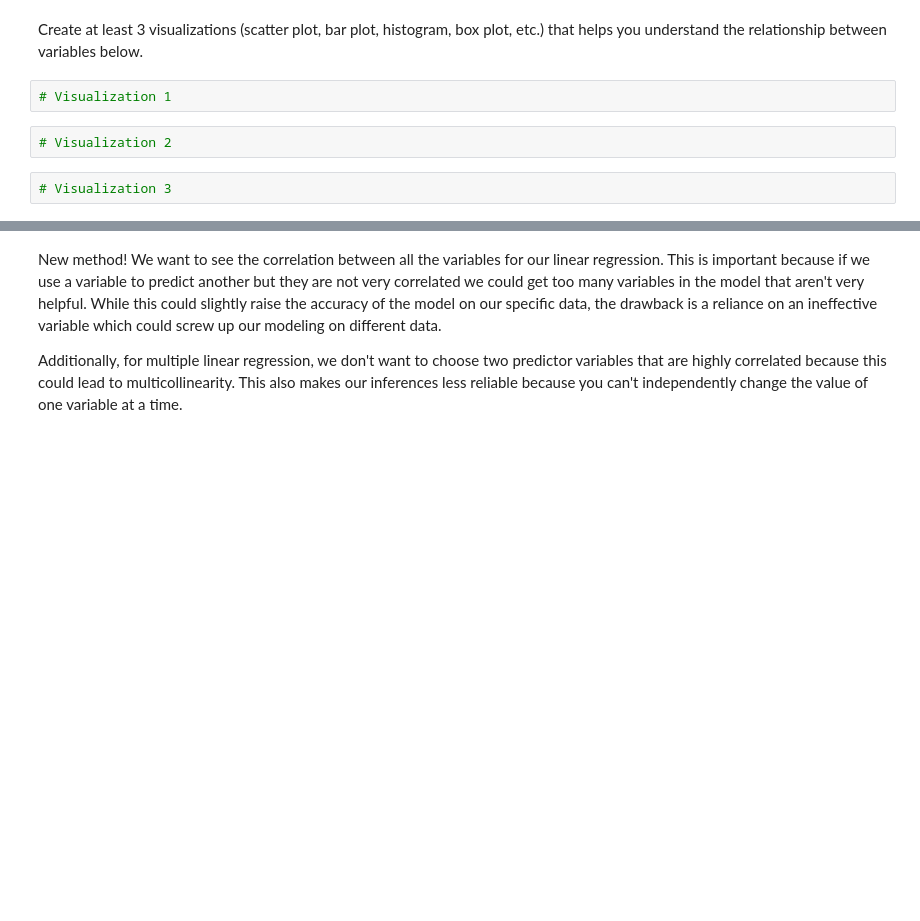
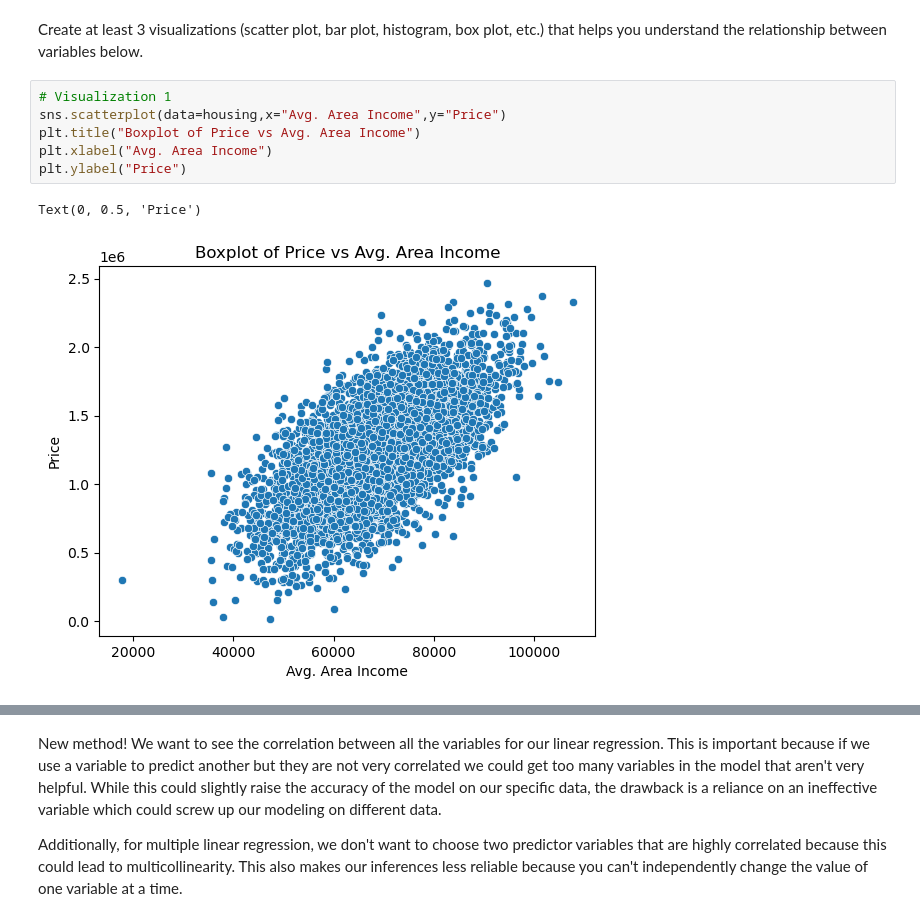
Before and after one commit to kyun33/JCP26Notebooks, a Jupyter notebook: Week_4_Modeling_and_Linear_Regression.ipynb, the cells around one changed output, grey strips where cells are left out. Saved outputs shown, nothing was run; the diff lists cells and outputs as text; blank space fills up the shorter version.

```diff
--- a/Week_4_Modeling_and_Linear_Regression.ipynb
+++ b/Week_4_Modeling_and_Linear_Regression.ipynb
@@ -31,9 +81,12 @@ Do anything else you think might be useful below for your EDA/understanding of t
 # Visualizations
 # %% [markdown]
 Create at least 3 visualizations (scatter plot, bar plot, histogram, box plot, etc.) that helps you understand the relationship between variables below.
-# %%
-# Visualization 1
-# %%
-# Visualization 2
-# %%
-# Visualization 3
+# %%
+# Visualization 1
+sns.scatterplot(data=housing,x="Avg. Area Income",y="Price")
+plt.title("Boxplot of Price vs Avg. Area Income")
+plt.xlabel("Avg. Area Income")
+plt.ylabel("Price")
+# %% [output]
+Text(0, 0.5, 'Price')
+[figure, added]
```
Also changed, not shown: parts of 35 cells of this notebook.
